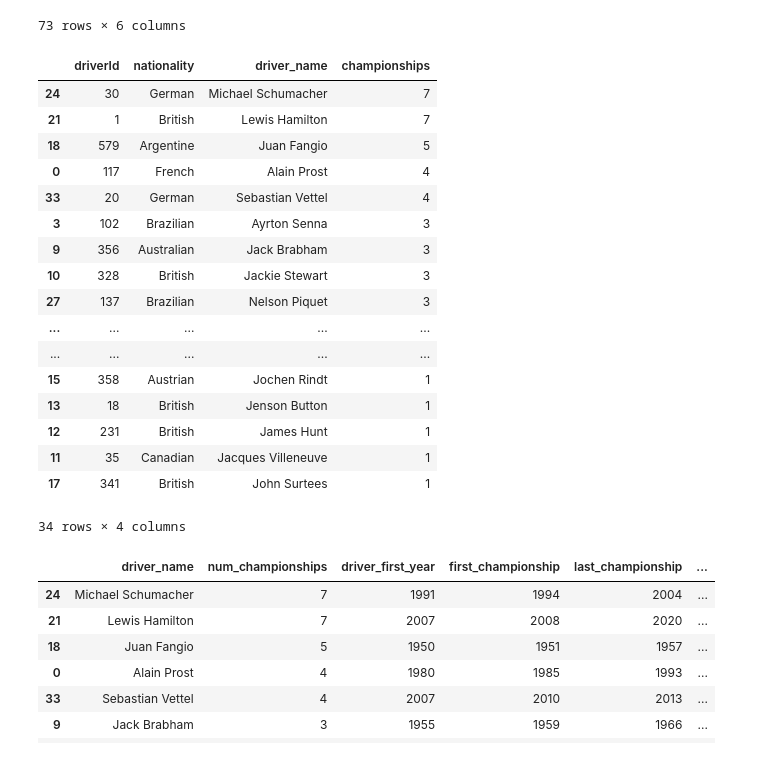
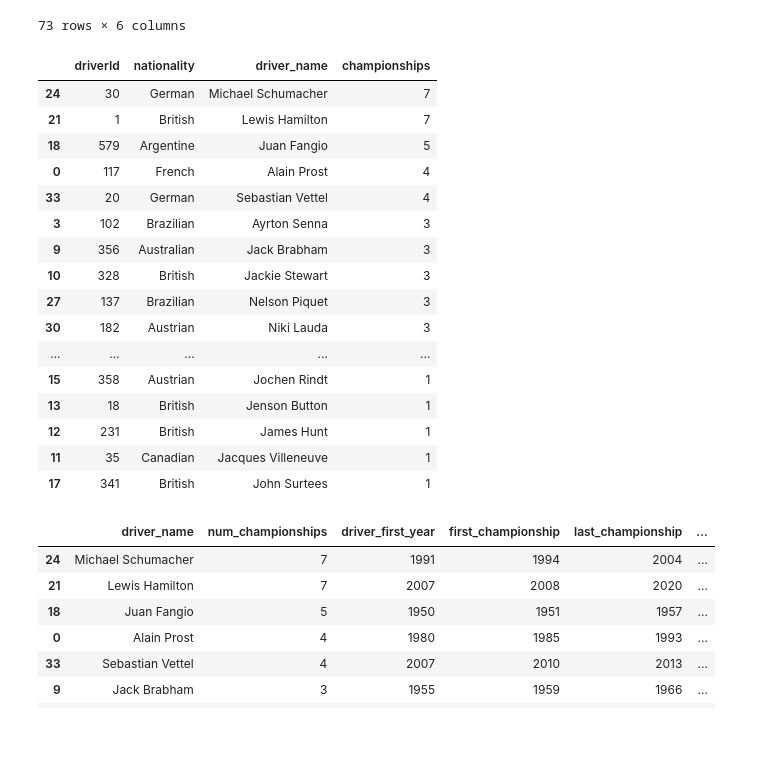
Before and after one commit to mclellanw00/capstone, a Jupyter notebook: F1Data.ipynb, the cells around one changed output. Cells and saved outputs as stored; diff of their text form; code cells hidden in the pictures.

```diff
--- a/F1Data.ipynb
+++ b/F1Data.ipynb
@@ -478,33 +478,34 @@ driver_championships_neat
 | 362 | 2022 | Max Verstappen | Dutch | 830 | 2015 | 2022 |
 73 rows × 6 columns
 # %%
+pd.set_option('display.max_rows', False) #None if max rows wanted
+
 driver_count_championships = (driver_championships_neat
                     >> group_by(X.driver_name, X.nationality, X.driverId)
                     >> summarize(championships = X.driverId.count())
                     >> ungroup
                     >> arrange(X.championships, ascending = False)
                     # >> filter_by(X.championships > 1)
 )
 driver_count_championships
 # %% [output]
 |  | driverId | nationality | driver_name | championships |
 | 24 | 30 | German | Michael Schumacher | 7 |
 | 21 | 1 | British | Lewis Hamilton | 7 |
 | 18 | 579 | Argentine | Juan Fangio | 5 |
 | 0 | 117 | French | Alain Prost | 4 |
 | 33 | 20 | German | Sebastian Vettel | 4 |
 | 3 | 102 | Brazilian | Ayrton Senna | 3 |
 | 9 | 356 | Australian | Jack Brabham | 3 |
 | 10 | 328 | British | Jackie Stewart | 3 |
 | 27 | 137 | Brazilian | Nelson Piquet | 3 |
-| ... | ... | ... | ... | ... |
+| 30 | 182 | Austrian | Niki Lauda | 3 |
 | ... | ... | ... | ... | ... |
 | 15 | 358 | Austrian | Jochen Rindt | 1 |
 | 13 | 18 | British | Jenson Button | 1 |
 | 12 | 231 | British | James Hunt | 1 |
 | 11 | 35 | Canadian | Jacques Villeneuve | 1 |
 | 17 | 341 | British | John Surtees | 1 |
-34 rows × 4 columns
 # %%
 # driver_count_championships.to_csv('./data/driver_count_championships.csv')
 # %%
```
